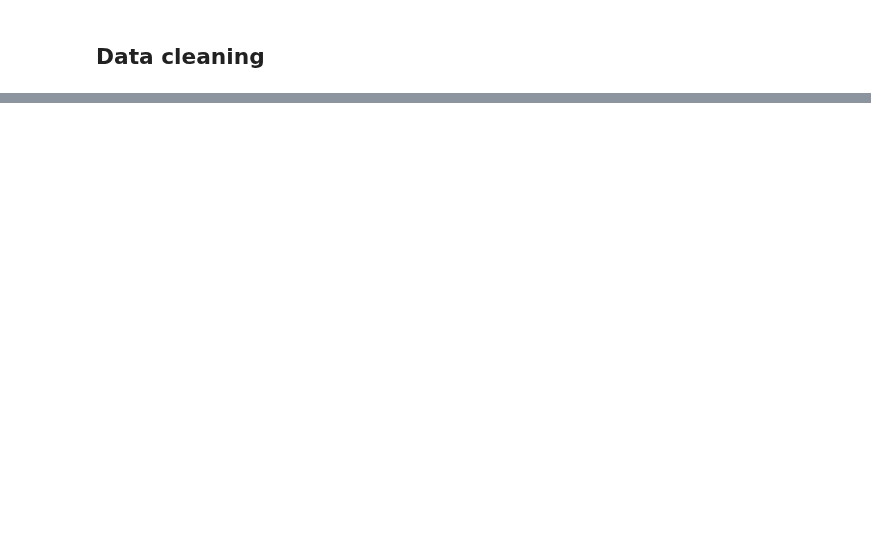
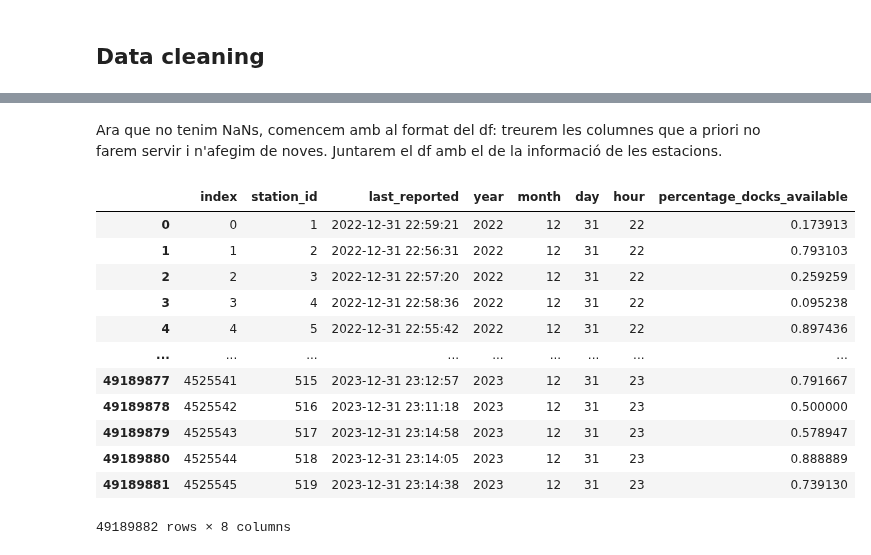
Before and after one commit to carlotalacasav/Gorrapiedra-proyecto, a Jupyter notebook: albas_version.ipynb, the cells around one changed output, grey strips where cells are left out. Saved outputs shown, nothing was run; the diff lists cells and outputs as text; code cells hidden in the pictures; blank space fills up the shorter version.

```diff
--- a/albas_version.ipynb
+++ b/albas_version.ipynb
@@ -83,9 +124,0 @@ print(filas_con_nans)
-# %%
-# Reemplazar NaN con la media
-data.fillna(data.mean(), inplace=True)
-# %%
-# Normalización de los datos
-from sklearn.preprocessing import MinMaxScaler
-
-scaler = MinMaxScaler()
-data[['caracteristica1', 'caracteristica2']] = scaler.fit_transform(data[['caracteristica1', 'caracteristica2']])
@@ -91,0 +155,5 @@ data[['caracteristica1', 'caracteristica2']] = scaler.fit_transform(data[['carac
+# %%
+data.drop(columns=['V1', 'traffic'], inplace=True) # Eliminar columnes amb valors NaN
+# %%
+data.dropna(inplace=True) # Eliminar files amb valors NaN
+data
@@ -91,0 +196,28 @@ data[['caracteristica1', 'caracteristica2']] = scaler.fit_transform(data[['carac
+# %% [markdown]
+Ara que no tenim NaNs, comencem amb al format del df: treurem les columnes que a priori no farem servir i n'afegim de noves. Juntarem el df amb el de la informació de les estacions.
+# %%
+data['percentage_docks_available'] = data['num_docks_available'] / (data['num_bikes_available'] + data['num_docks_available'])
+
+output_data = data[['station_id','last_reported', 'year','month', 'day', 'hour', 'percentage_docks_available']].copy()
+output_data.reset_index(drop=False, inplace=True)
+output_data.rename(columns={'index': 'index'}, inplace=True)
+
+int_cols = ['station_id', 'year','month', 'day', 'hour']
+for col in int_cols:
+    output_data[col] = output_data[col].astype(int)
+
+output_data
+# %% [output]
+|  | index | station_id | last_reported | year | month | day | hour | percentage_docks_available |
+| 0 | 0 | 1 | 2022-12-31 22:59:21 | 2022 | 12 | 31 | 22 | 0.173913 |
+| 1 | 1 | 2 | 2022-12-31 22:56:31 | 2022 | 12 | 31 | 22 | 0.793103 |
+| 2 | 2 | 3 | 2022-12-31 22:57:20 | 2022 | 12 | 31 | 22 | 0.259259 |
+| 3 | 3 | 4 | 2022-12-31 22:58:36 | 2022 | 12 | 31 | 22 | 0.095238 |
+| 4 | 4 | 5 | 2022-12-31 22:55:42 | 2022 | 12 | 31 | 22 | 0.897436 |
+| ... | ... | ... | ... | ... | ... | ... | ... | ... |
+| 49189877 | 4525541 | 515 | 2023-12-31 23:12:57 | 2023 | 12 | 31 | 23 | 0.791667 |
+| 49189878 | 4525542 | 516 | 2023-12-31 23:11:18 | 2023 | 12 | 31 | 23 | 0.500000 |
+| 49189879 | 4525543 | 517 | 2023-12-31 23:14:58 | 2023 | 12 | 31 | 23 | 0.578947 |
+| 49189880 | 4525544 | 518 | 2023-12-31 23:14:05 | 2023 | 12 | 31 | 23 | 0.888889 |
+| 49189881 | 4525545 | 519 | 2023-12-31 23:14:38 | 2023 | 12 | 31 | 23 | 0.739130 |
+49189882 rows × 8 columns
```
Also changed, not shown: parts of 25 cells of this notebook, 2 other files.
